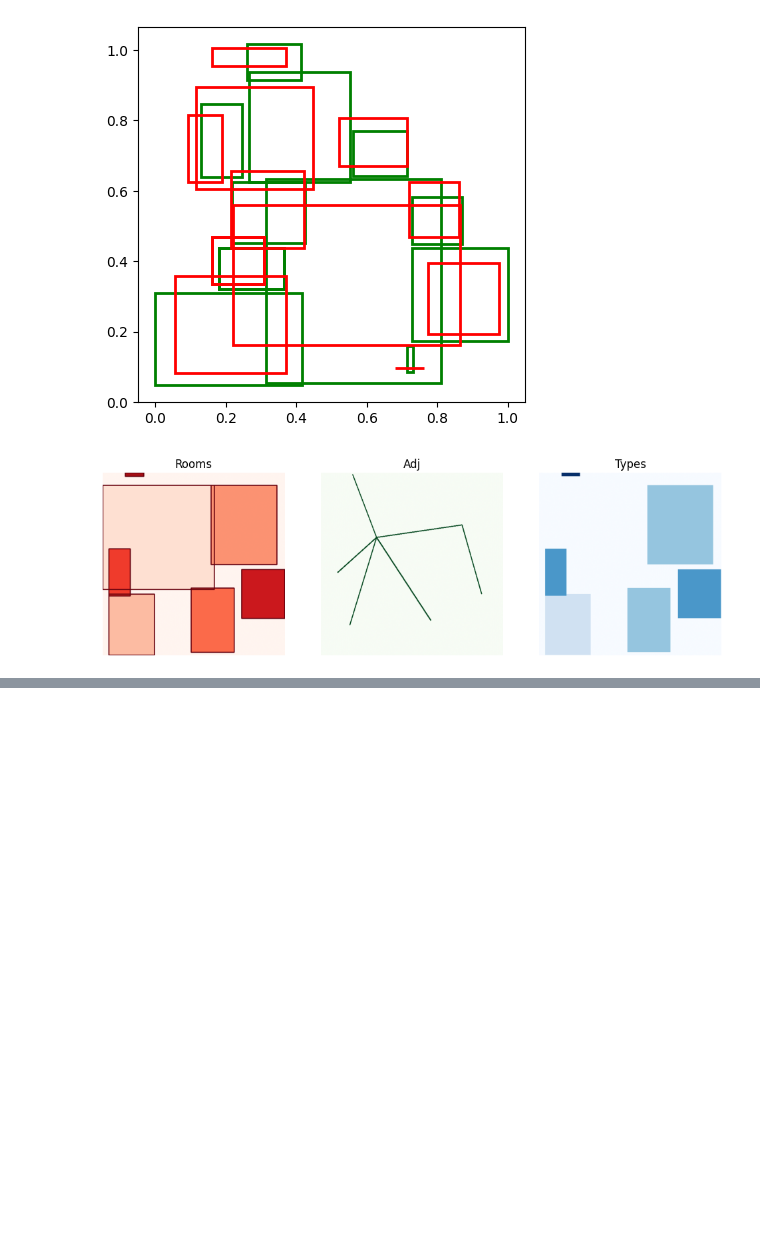
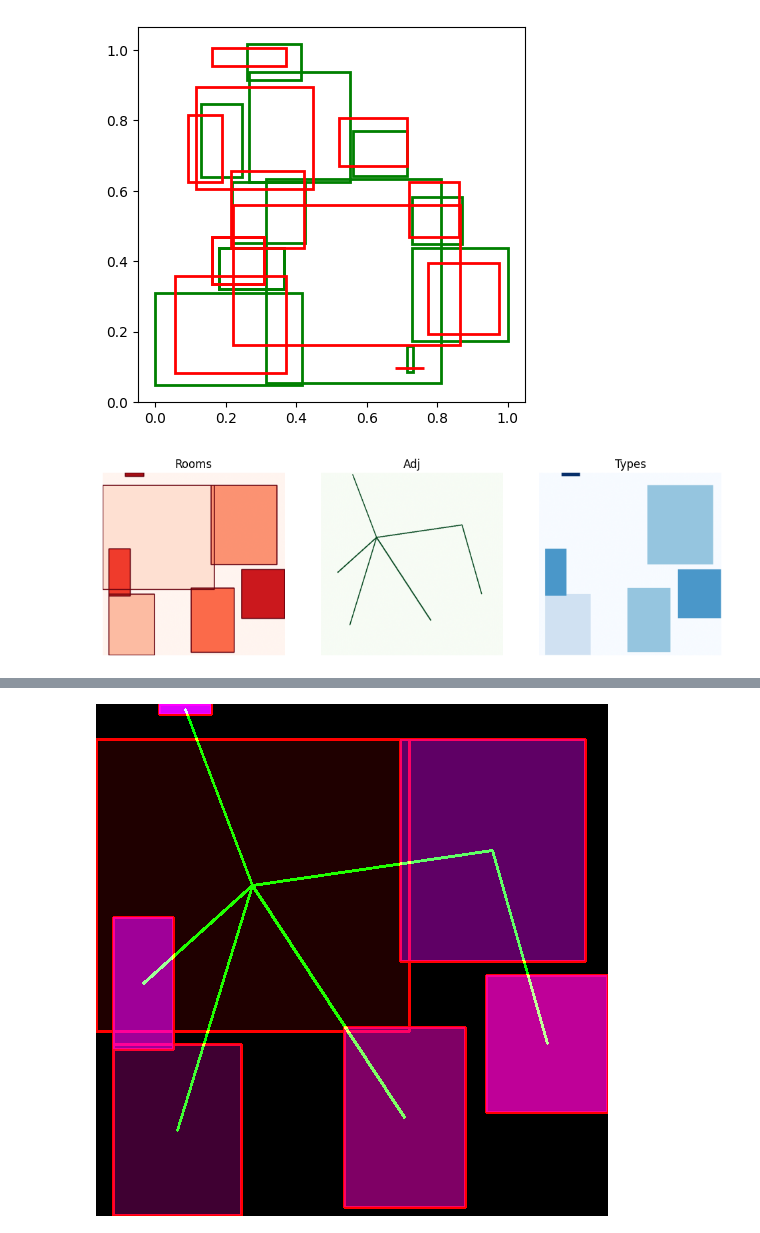
Before and after one commit to dexterhere04/FloorPlan-Pipeline, a Jupyter notebook: rough_layout_to_floorplan.ipynb, the cells around one changed output, grey strips where cells are left out. Drawn from its saved outputs; the diff is of its cells as text; code cells hidden in the pictures; blank space fills up the shorter version.

Commit message:
graph to layout refinement

```diff
--- a/rough_layout_to_floorplan.ipynb
+++ b/rough_layout_to_floorplan.ipynb
@@ -261,0 +293,7 @@ KeyboardInterrupt:
+# %%
+from PIL import Image
+
+control_pil = Image.fromarray(control_img)
+control_pil
+# %% [output]
+[figure, added]
```
Also changed, not shown: parts of 3 cells of this notebook.
